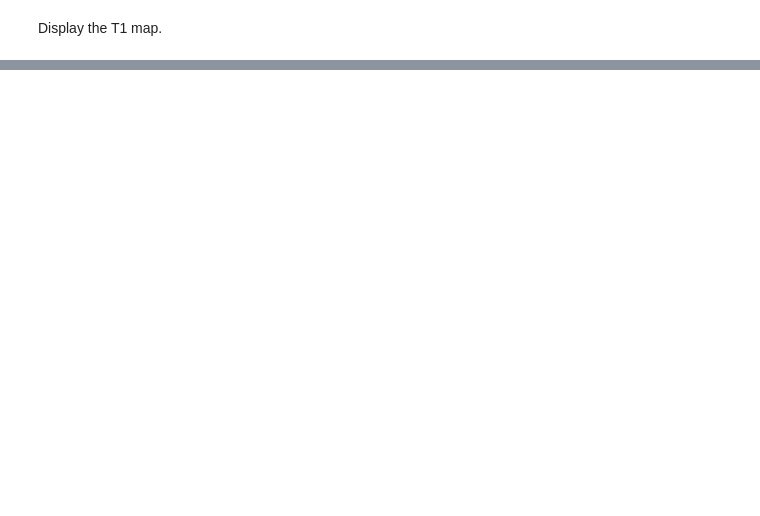
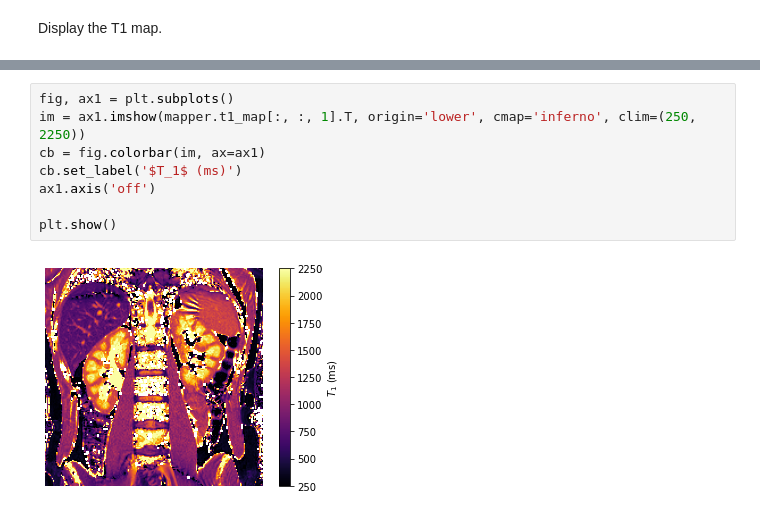
Before and after one commit to UKRIN-MAPS/ukat, a Jupyter notebook: tutorials/t1_calculation.ipynb, the cells around one changed output, grey strips where cells are left out. Drawn from its saved outputs; the diff is of its cells as text; blank space fills up the shorter version.

```diff
--- a/tutorials/t1_calculation.ipynb
+++ b/tutorials/t1_calculation.ipynb
@@ -84,0 +91,10 @@ plt.show()
+# %%
+fig, ax1 = plt.subplots()
+im = ax1.imshow(mapper.t1_map[:, :, 1].T, origin='lower', cmap='inferno', clim=(250, 2250))
+cb = fig.colorbar(im, ax=ax1)
+cb.set_label('$T_1$ (ms)')
+ax1.axis('off')
+
+plt.show()
+# %% [output]
+[figure, added]
```
Also changed, not shown: parts of 4 cells of this notebook.
